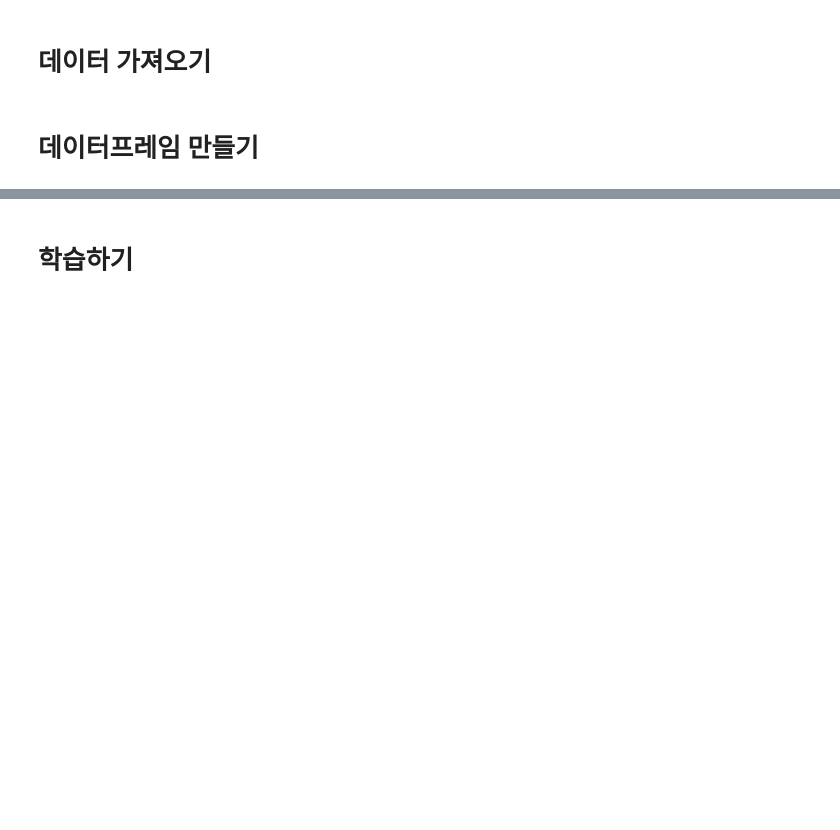
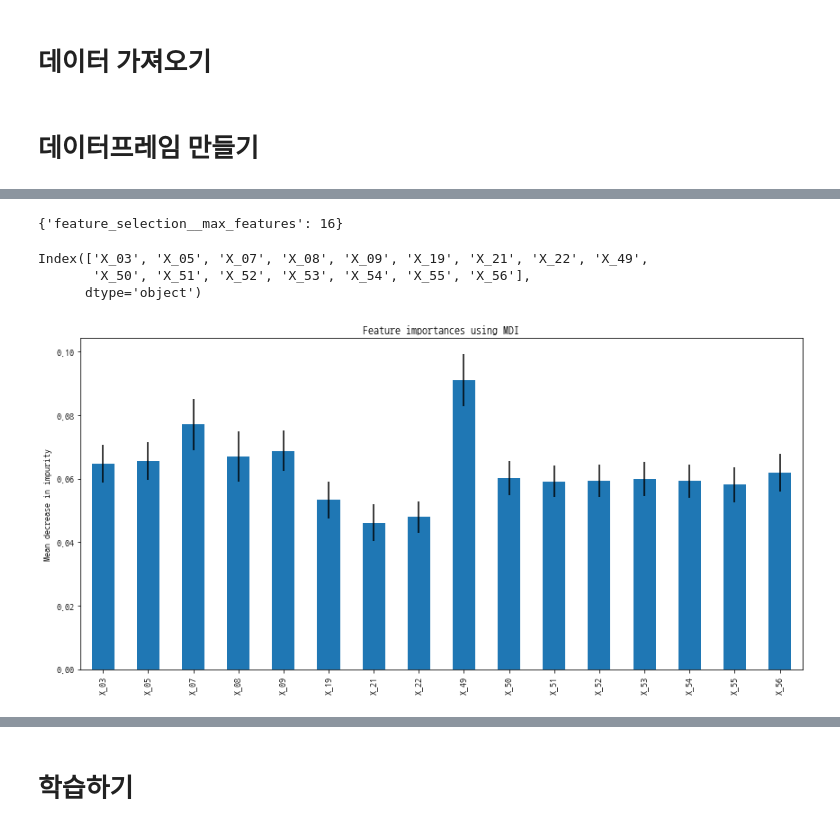
Before and after one commit to zbooster/Antenna-Performance-Prediction, a Jupyter notebook: FeatureSelection.ipynb, the cells around one changed output, grey strips where cells are left out. Cells and saved outputs as stored; diff of their text form; code cells hidden in the pictures; blank space fills up the shorter version.

```diff
--- a/FeatureSelection.ipynb
+++ b/FeatureSelection.ipynb
@@ -203,0 +137,28 @@ array([[ 67.47    , 101.892   ,  29.45    , ..., 147.837968, 134.313475,
+# %%
+print(model_cv.best_params_)
+# %% [output]
+{'feature_selection__max_features': 16}
+# %%
+selector = model_cv.best_estimator_['feature_selection']
+
+selected_columns = X.columns
+selected_columns[selector.get_support()]
+# %% [output]
+Index(['X_03', 'X_05', 'X_07', 'X_08', 'X_09', 'X_19', 'X_21', 'X_22', 'X_49',
+       'X_50', 'X_51', 'X_52', 'X_53', 'X_54', 'X_55', 'X_56'],
+      dtype='object')
+# %%
+model = model_cv.best_estimator_['classification']
+
+importances = model.feature_importances_
+std = np.std([tree.feature_importances_ for tree in model.estimators_], axis=0)
+
+forest_importances = pd.Series(importances, index=selected_columns[selector.get_support()])
+
+fig, ax = plt.subplots(figsize=(12,6))
+forest_importances.plot.bar(yerr=std, ax=ax)
+ax.set_title("Feature importances using MDI")
+ax.set_ylabel("Mean decrease in impurity")
+fig.tight_layout()
+# %% [output]
+[figure, added]
```
Also changed, not shown: parts of 72 cells of this notebook.
